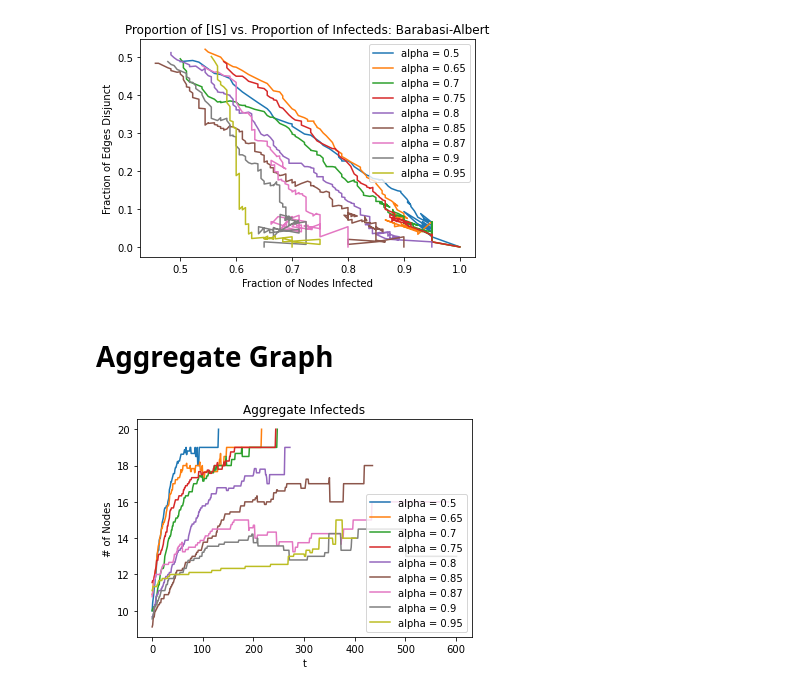
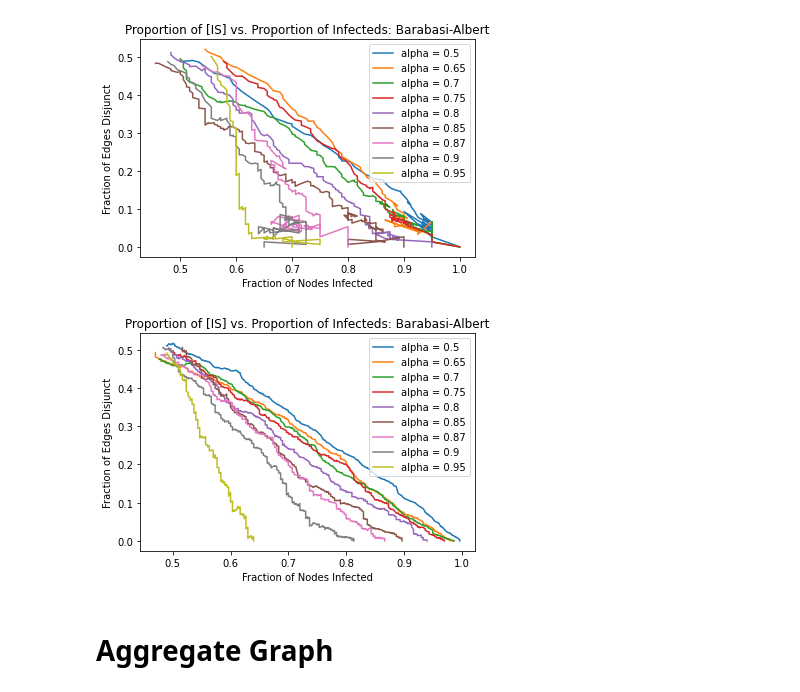
Before and after one commit to gracewanggw/AdaptiveSI, a Jupyter notebook: simulation_data/Simulation Data Analysis Barabasi Albert.ipynb, the cells around one changed output. Cells and saved outputs as stored; diff of their text form; code cells hidden in the pictures.

Commit message:
big barabasi network

```diff
--- a/simulation_data/Simulation Data Analysis Barabasi Albert.ipynb
+++ b/simulation_data/Simulation Data Analysis Barabasi Albert.ipynb
@@ -815,6 +815,38 @@ for alpha in alphas:
     plt.legend()
 # %% [output]
 [figure]
+# %%
+alphas = [0.5, 0.65, 0.7, 0.75, 0.8, 0.85, 0.87, 0.9, 0.95]
+
+for alpha in alphas:
+    path = '/Users/gracewang/Desktop/Dartmouth/MATH36/AdaptiveSIS/simulation_data/alpha' + str(alpha) + '/simulation_data_' + str(alpha) + '_big'
+    df = pd.read_csv(path)
+    infected = []
+    susceptible = []
+    time = []
+    is_edges = []
+    tot_edges = []
+    for inf in df['infected'] :
+        infected.append(inf/300)
+
+    for sus in df['susceptible'] :
+        susceptible.append(sus/300)
+
+    for ss in df['[SS]']:
+        tot_edges.append(ss)
+
+    for i in range(0,len(tot_edges)):
+        tot_edges[i] += df['[II]'][i]
+        tot_edges[i] += df['[IS]'][i]
+        is_edges.append(df['[IS]'][i]/tot_edges[i])
+
+    plt.plot(infected, is_edges, label='alpha = ' + str(alpha))
+    plt.xlabel('Fraction of Nodes Infected')
+    plt.ylabel('Fraction of Edges Disjunct')
+    plt.title('Proportion of [IS] vs. Proportion of Infecteds: Barabasi-Albert')
+    plt.legend()
+# %% [output]
+[figure, added]
 # %% [markdown]
 # Aggregate Graph
 # %%
@@ -827,8 +859,6 @@ for alpha in alphas:
     plt.ylabel('# of Nodes')
     plt.title("Aggregate Infecteds")
     plt.legend()
-# %% [output]
-[figure, removed]
 # %%
 alphas = [0.5, 0.65, 0.7, 0.75, 0.8, 0.85, 0.87, 0.9, 0.95]
 
```
Also changed, not shown: parts of 4 cells of this notebook, 13 other files.
